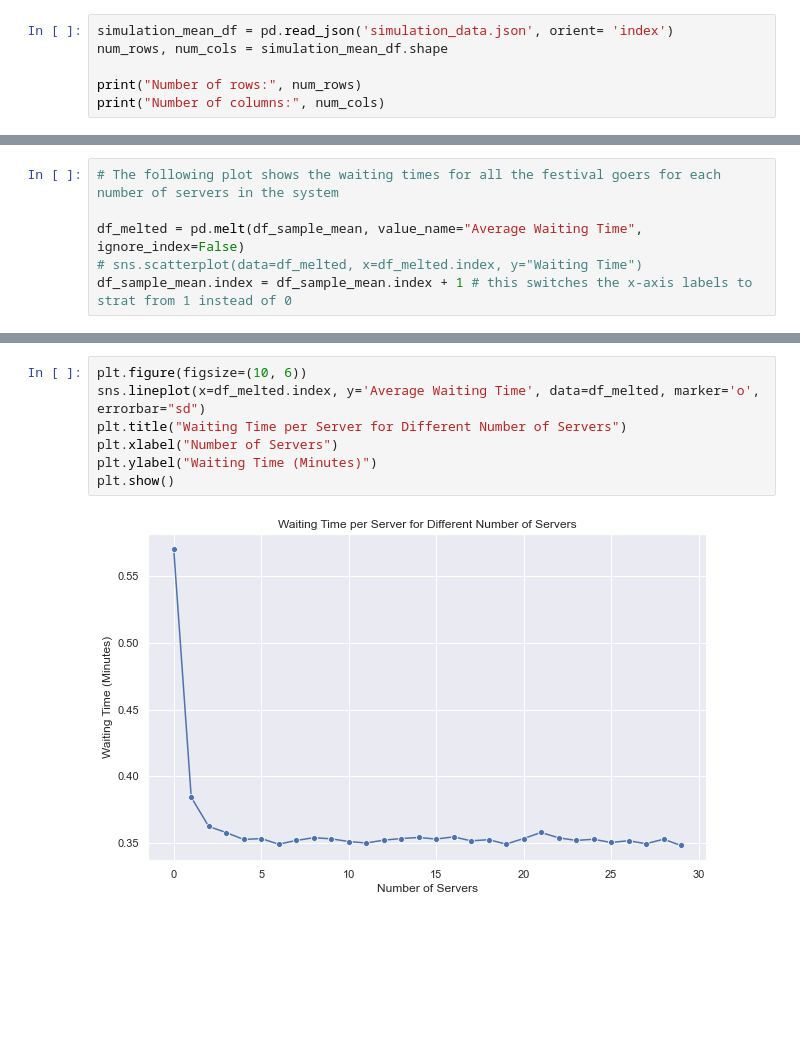
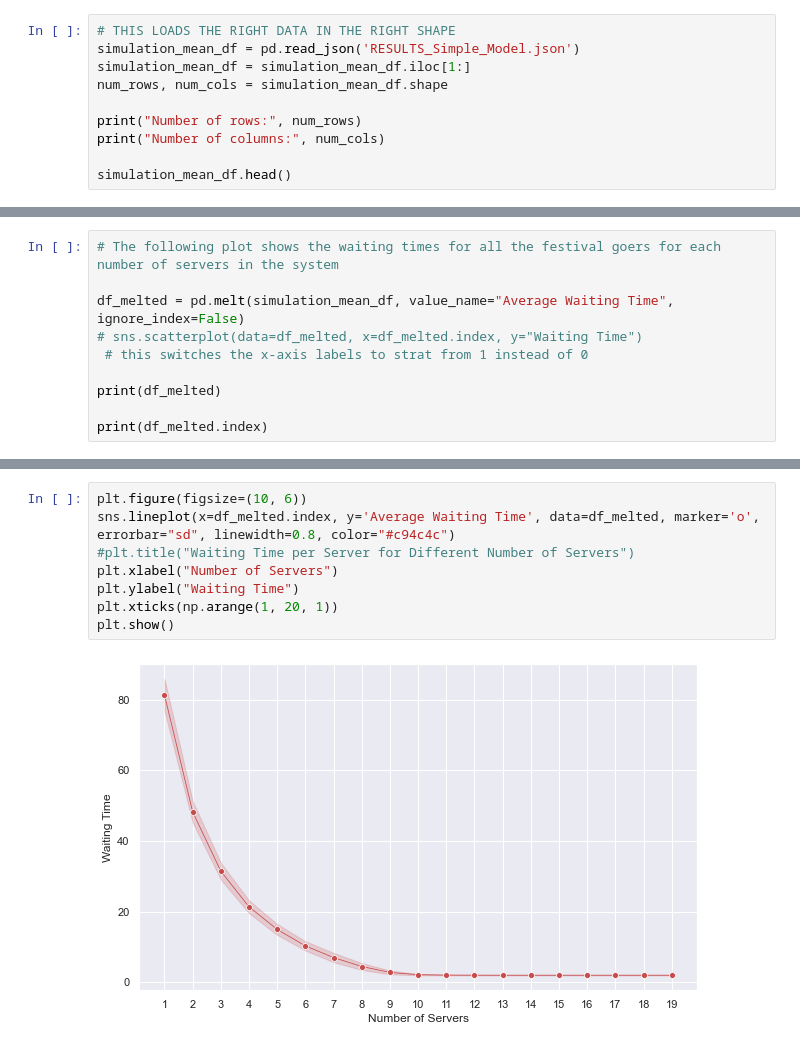
Before and after one commit to beavargas/Festivals-simulation-FYP, a Jupyter notebook: Visualization.ipynb, the cells around one changed output, grey strips where cells are left out. Saved outputs shown, nothing was run; the diff lists cells and outputs as text; blank space fills up the shorter version.

```diff
--- a/Visualization.ipynb
+++ b/Visualization.ipynb
@@ -6,9 +7,13 @@ import matplotlib.pyplot as plt
 
 sns.set_theme(style="darkgrid")
 # %%
-simulation_mean_df = pd.read_json('simulation_data.json', orient= 'index')
+# THIS LOADS THE RIGHT DATA IN THE RIGHT SHAPE
+simulation_mean_df = pd.read_json('RESULTS_Simple_Model.json')
+simulation_mean_df = simulation_mean_df.iloc[1:]
 num_rows, num_cols = simulation_mean_df.shape
 
 print("Number of rows:", num_rows)
 print("Number of columns:", num_cols)
+
+simulation_mean_df.head()
 # %% [output]
@@ -52,6 +29,10 @@ df_sample_std.head()
 # %%
 # The following plot shows the waiting times for all the festival goers for each number of servers in the system
 
-df_melted = pd.melt(df_sample_mean, value_name="Average Waiting Time", ignore_index=False)
+df_melted = pd.melt(simulation_mean_df, value_name="Average Waiting Time", ignore_index=False)
 # sns.scatterplot(data=df_melted, x=df_melted.index, y="Waiting Time")
-df_sample_mean.index = df_sample_mean.index + 1 # this switches the x-axis labels to strat from 1 instead of 0
+ # this switches the x-axis labels to strat from 1 instead of 0
+
+print(df_melted)
+
+print(df_melted.index)
@@ -86,12 +91,13 @@ plt.show()
 # %%
 plt.figure(figsize=(10, 6))
-sns.lineplot(x=df_melted.index, y='Average Waiting Time', data=df_melted, marker='o', errorbar="sd")
-plt.title("Waiting Time per Server for Different Number of Servers")
+sns.lineplot(x=df_melted.index, y='Average Waiting Time', data=df_melted, marker='o', errorbar="sd", linewidth=0.8, color="#c94c4c")
+#plt.title("Waiting Time per Server for Different Number of Servers")
 plt.xlabel("Number of Servers")
-plt.ylabel("Waiting Time (Minutes)")
+plt.ylabel("Waiting Time")
+plt.xticks(np.arange(1, 20, 1))
 plt.show()
 # %% [output]
-[figure, old version]
+[figure, new version]
 # %%
 waiting_time_diff = df_melted.max(axis=1) - df_melted.min(axis=1)
 
```
Also changed, not shown: parts of 10 cells of this notebook.
